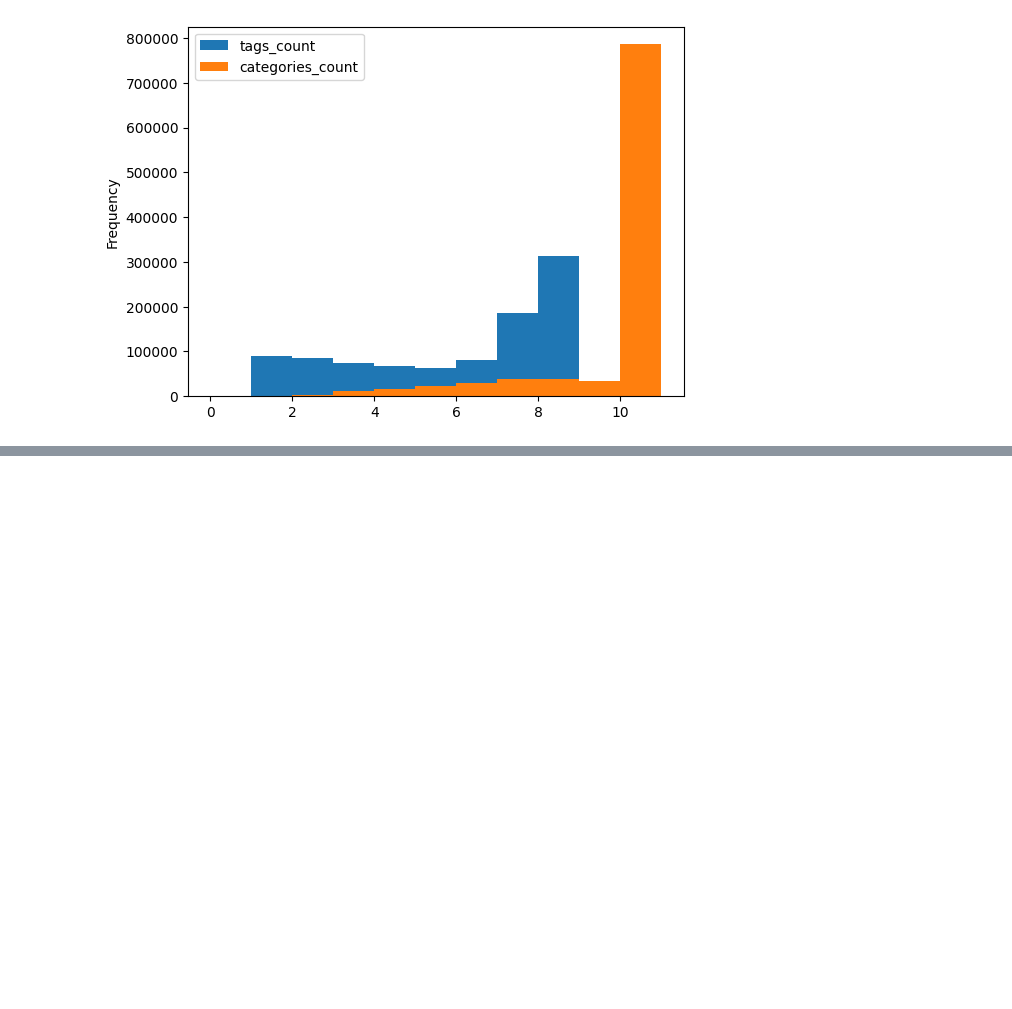
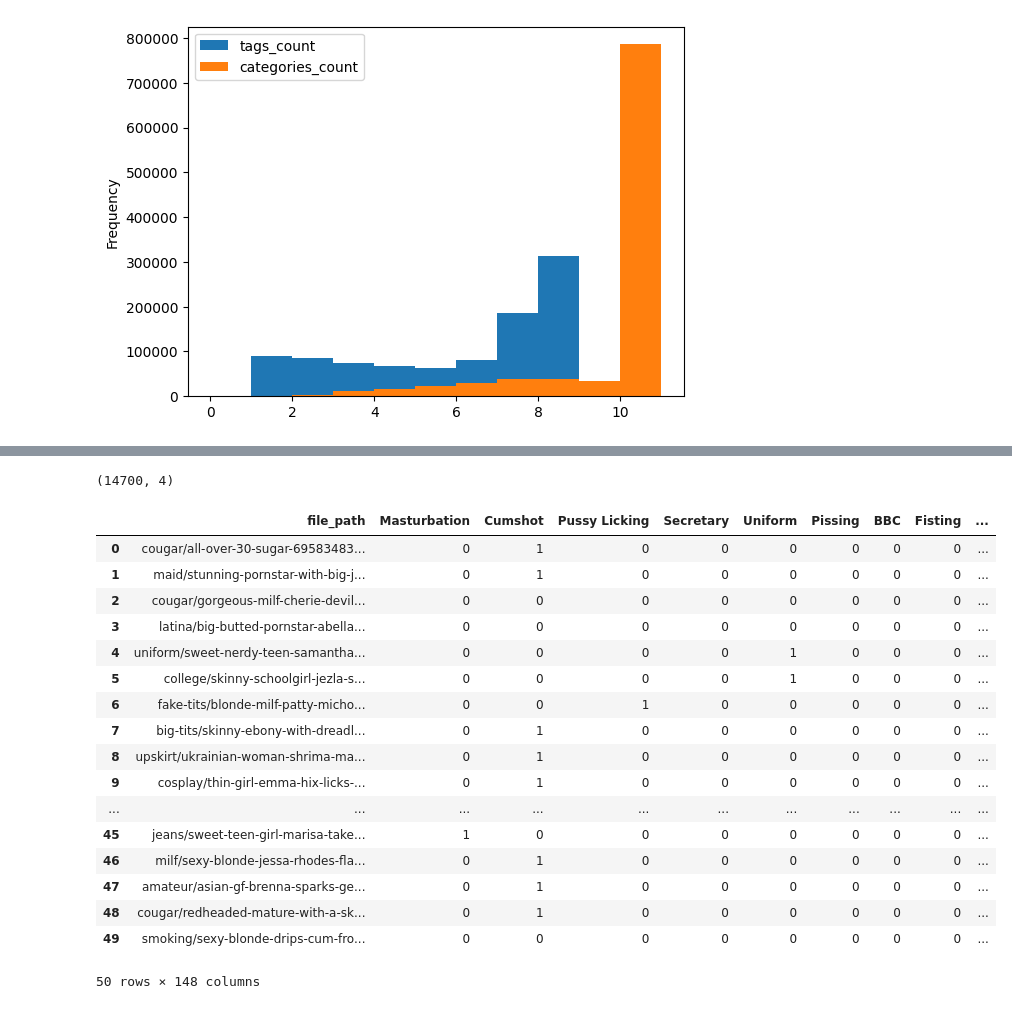
Before and after one commit to M-Fannilla/milfusion, a Jupyter notebook: fannilla_tags_extraction.ipynb, the cells around one changed output, grey strips where cells are left out. Drawn from its saved outputs; the diff is of its cells as text; code cells hidden in the pictures; blank space fills up the shorter version.

```diff
--- a/fannilla_tags_extraction.ipynb
+++ b/fannilla_tags_extraction.ipynb
@@ -74,0 +1279,6 @@ len(all_tags)
+# %%
+def purge_nationalities(row):
+    return set(row) - nationality_tags_to_purge
+
+
+df['labels'] = df.labels.apply(purge_nationalities)
@@ -75,10 +1297,61 @@ len(all_tags)
 # %%
-import random
-from PIL import Image
+label_counts = Counter(label for labels in df['labels'] for label in labels)
 
-random_image = random.randint(0, negative_aged_df.shape[0])
-row = negative_aged_df.iloc[random_image]
-path = SRC_DIR / row.category / row.gallery_name / row.filename
-print(path)
-image = Image.open(path)
-image.show()
+n_samples = 2000
+majority_labels = {label: count for label, count in label_counts.items() if count > n_samples}
+minority_labels = {label: count for label, count in label_counts.items() if count < n_samples}
+
+
+def get_rows_with_label(df, label):
+    return df[df['labels'].apply(lambda x: label in x)]
+
+
+samples_per_label = 100
+balanced_dfs = []
+
+for label in majority_labels.keys():
+    df_label = get_rows_with_label(df, label)
+    df_label_resampled = resample(df_label, replace=False, n_samples=samples_per_label, random_state=42)
+    balanced_dfs.append(df_label_resampled)
+
+for i, label in enumerate(minority_labels.keys()):
+    df_label = get_rows_with_label(df, label)
+    df_label_resampled = resample(df_label, replace=True, n_samples=samples_per_label, random_state=42)
+    balanced_dfs.append(df_label_resampled)
+
+balanced_df = pd.concat(balanced_dfs)
+balanced_df.shape
+# %% [output]
+(14700, 4)
+# %%
+all_labels = set(label for labels in balanced_df['labels'] for label in labels)
+
+one_hot_encoded = pd.DataFrame()
+for label in all_labels:
+    one_hot_encoded[label] = balanced_df['labels'].apply(lambda x: 1 if label in x else 0)
+# %%
+final_df = pd.concat([balanced_df, one_hot_encoded], axis=1)
+# %%
+final_df = final_df.drop(columns=['labels', 'width', 'height'], axis=1)
+final_df.reset_index(drop=True, inplace=True)
+# %%
+final_df.head(50)
+# %% [output]
+|  | file_path | Masturbation | Cumshot | Pussy Licking | Secretary | Uniform | Pissing | BBC | Fisting | ... |
+| 0 | cougar/all-over-30-sugar-69583483... | 0 | 1 | 0 | 0 | 0 | 0 | 0 | 0 | ... |
+| 1 | maid/stunning-pornstar-with-big-j... | 0 | 1 | 0 | 0 | 0 | 0 | 0 | 0 | ... |
+| 2 | cougar/gorgeous-milf-cherie-devil... | 0 | 0 | 0 | 0 | 0 | 0 | 0 | 0 | ... |
+| 3 | latina/big-butted-pornstar-abella... | 0 | 0 | 0 | 0 | 0 | 0 | 0 | 0 | ... |
+| 4 | uniform/sweet-nerdy-teen-samantha... | 0 | 0 | 0 | 0 | 1 | 0 | 0 | 0 | ... |
+| 5 | college/skinny-schoolgirl-jezla-s... | 0 | 0 | 0 | 0 | 1 | 0 | 0 | 0 | ... |
+| 6 | fake-tits/blonde-milf-patty-micho... | 0 | 0 | 1 | 0 | 0 | 0 | 0 | 0 | ... |
+| 7 | big-tits/skinny-ebony-with-dreadl... | 0 | 1 | 0 | 0 | 0 | 0 | 0 | 0 | ... |
+| 8 | upskirt/ukrainian-woman-shrima-ma... | 0 | 1 | 0 | 0 | 0 | 0 | 0 | 0 | ... |
+| 9 | cosplay/thin-girl-emma-hix-licks-... | 0 | 1 | 0 | 0 | 0 | 0 | 0 | 0 | ... |
+| ... | ... | ... | ... | ... | ... | ... | ... | ... | ... | ... |
+| 45 | jeans/sweet-teen-girl-marisa-take... | 1 | 0 | 0 | 0 | 0 | 0 | 0 | 0 | ... |
+| 46 | milf/sexy-blonde-jessa-rhodes-fla... | 0 | 1 | 0 | 0 | 0 | 0 | 0 | 0 | ... |
+| 47 | amateur/asian-gf-brenna-sparks-ge... | 0 | 1 | 0 | 0 | 0 | 0 | 0 | 0 | ... |
+| 48 | cougar/redheaded-mature-with-a-sk... | 0 | 1 | 0 | 0 | 0 | 0 | 0 | 0 | ... |
+| 49 | smoking/sexy-blonde-drips-cum-fro... | 0 | 0 | 0 | 0 | 0 | 0 | 0 | 0 | ... |
+50 rows × 148 columns
```
Also changed, not shown: parts of 32 cells of this notebook, 4 other files.
